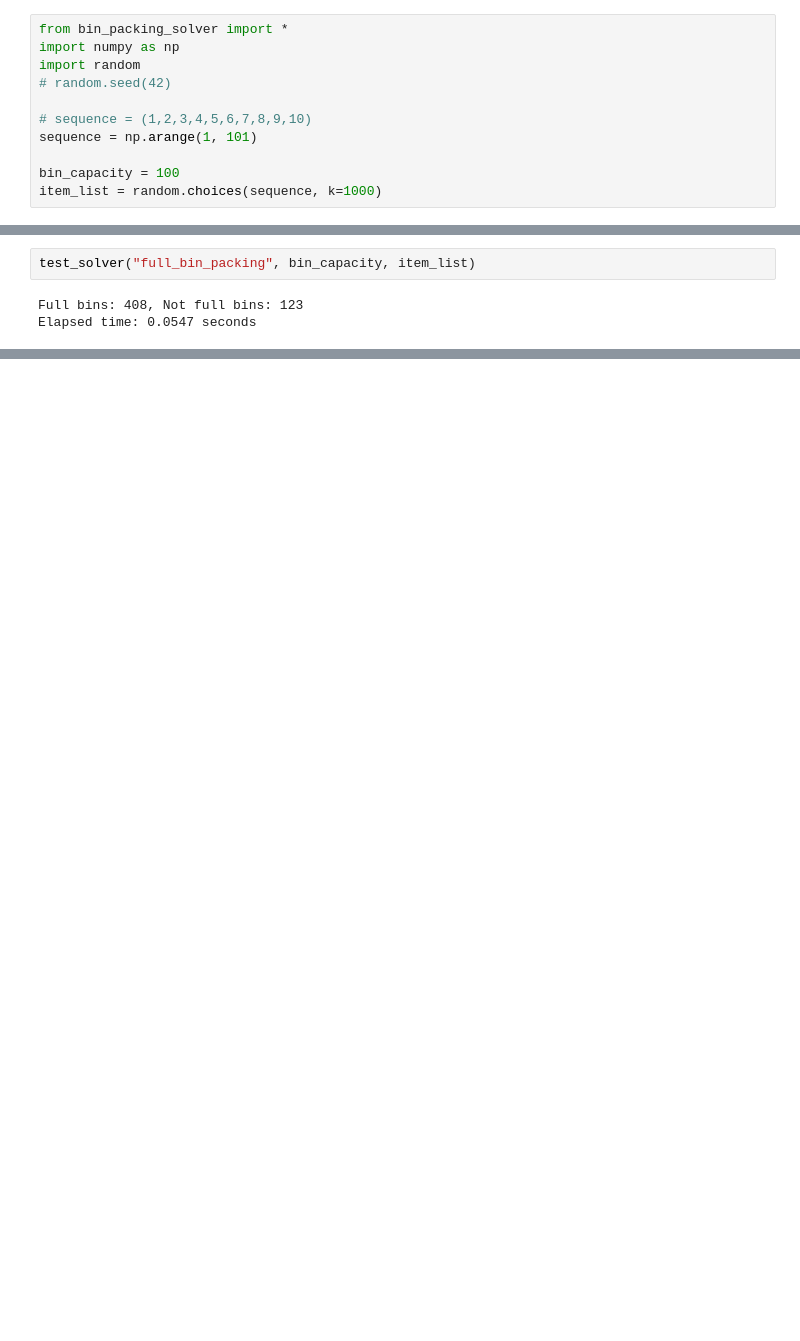
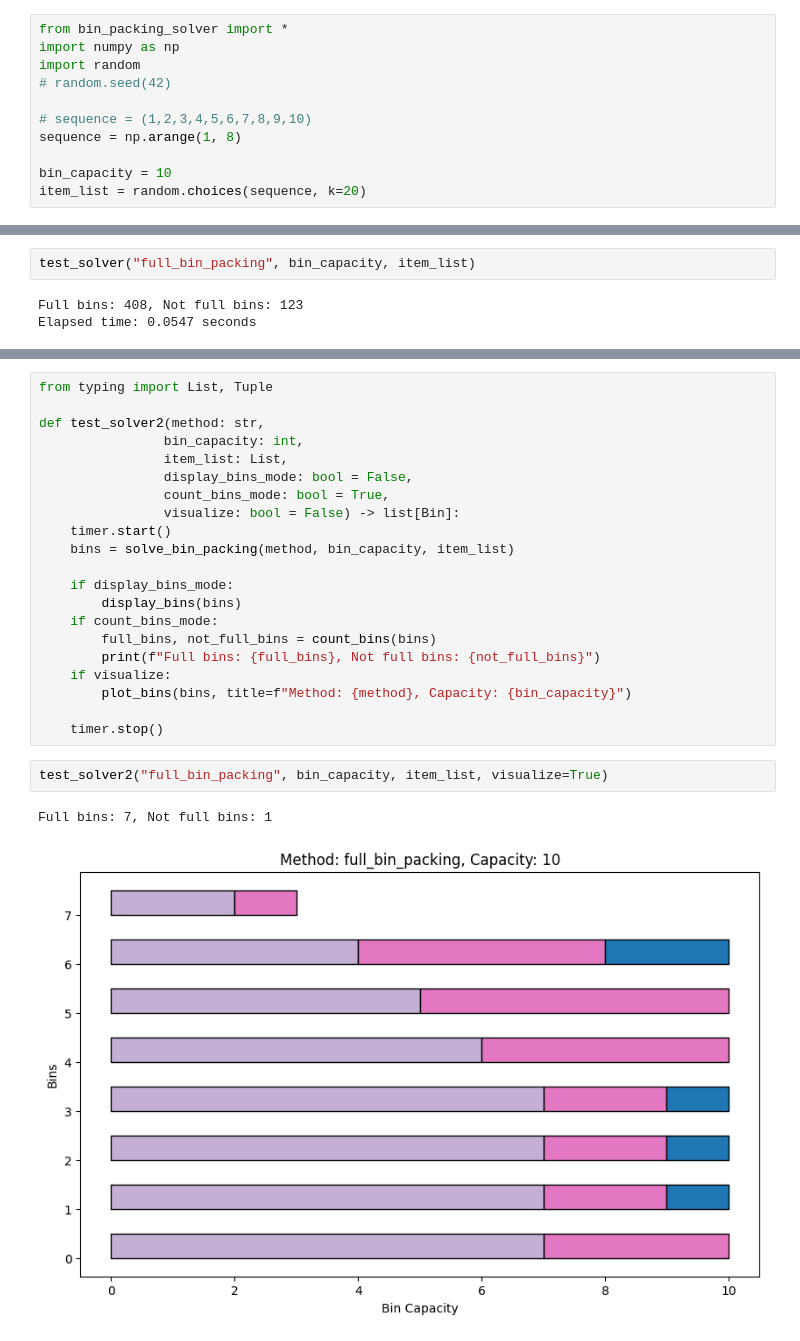
Before and after one commit to gmorlo/BinPackingProblem, a Jupyter notebook: src/visualization.ipynb, the cells around one changed output, grey strips where cells are left out. Cells and saved outputs as stored; diff of their text form; blank space fills up the shorter version.

Commit message:
add plot visualization

```diff
--- a/src/visualization.ipynb
+++ b/src/visualization.ipynb
@@ -5,10 +5,10 @@ import random
 # random.seed(42)
 
 # sequence = (1,2,3,4,5,6,7,8,9,10)
-sequence = np.arange(1, 101)
+sequence = np.arange(1, 8)
 
-bin_capacity = 100
-item_list = random.choices(sequence, k=1000)
+bin_capacity = 10
+item_list = random.choices(sequence, k=20)
 # %%
 from utils import *
 # %%
@@ -52,0 +76,26 @@ generate_large_json_file(
+# %%
+from typing import List, Tuple
+
+def test_solver2(method: str,
+                bin_capacity: int,
+                item_list: List,
+                display_bins_mode: bool = False,
+                count_bins_mode: bool = True,
+                visualize: bool = False) -> list[Bin]:
+    timer.start()
+    bins = solve_bin_packing(method, bin_capacity, item_list)
+
+    if display_bins_mode:
+        display_bins(bins)
+    if count_bins_mode:
+        full_bins, not_full_bins = count_bins(bins)
+        print(f"Full bins: {full_bins}, Not full bins: {not_full_bins}")
+    if visualize:
+        plot_bins(bins, title=f"Method: {method}, Capacity: {bin_capacity}")
+
+    timer.stop()
+# %%
+test_solver2("full_bin_packing", bin_capacity, item_list, visualize=True)
+# %% [output]
+Full bins: 7, Not full bins: 1
+[figure, added]
```
Also changed, not shown: parts of 9 cells of this notebook.
